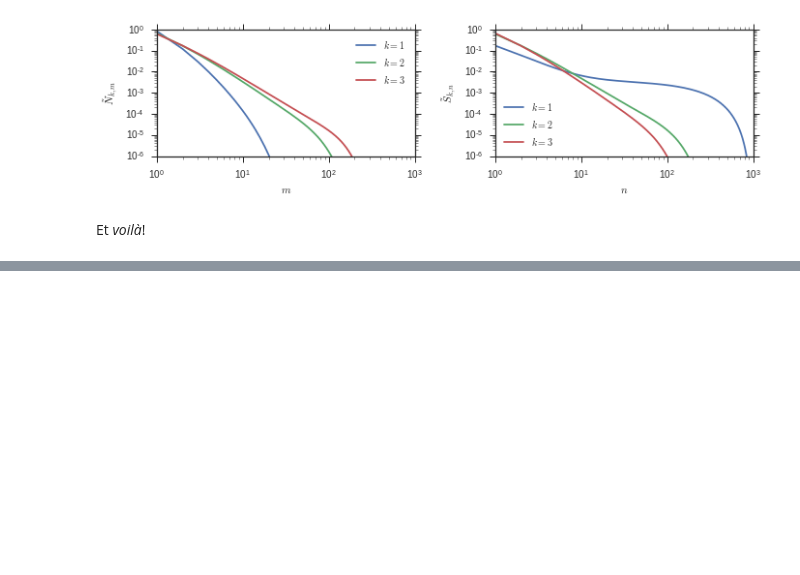
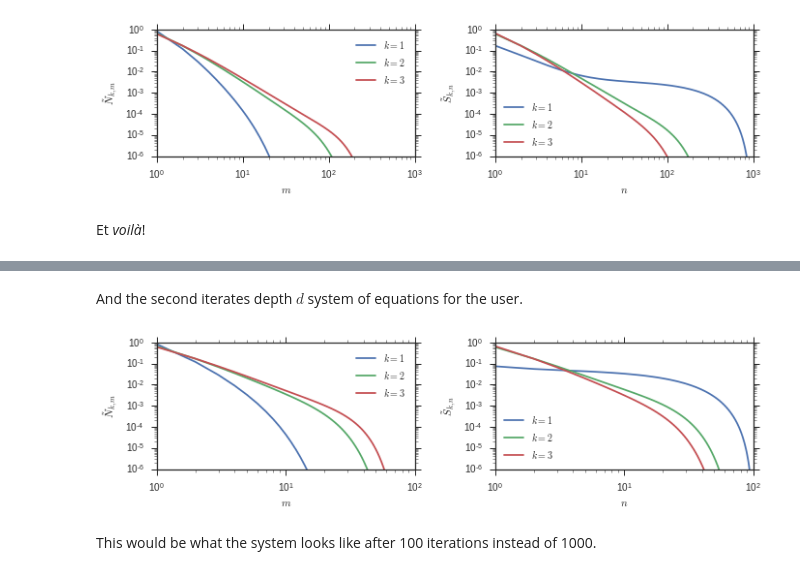
Before and after one commit to spa-networks/hpa, a Jupyter notebook: solver/example_solver.ipynb, the cells around one changed output, grey strips where cells are left out. Cells and saved outputs as stored; diff of their text form; code cells hidden in the pictures; blank space fills up the shorter version.

```diff
--- a/solver/example_solver.ipynb
+++ b/solver/example_solver.ipynb
@@ -112,0 +133,28 @@ Et *voilà*!
+# %% [markdown]
+And the second iterates depth $d$ system of equations for the user.
+# %%
+n, s = solver.solve_hpa(p, q, 100)
+# %%
+plt.figure(figsize=(10,3))
+
+plt.subplot(1,2,1)
+for k in [1,2,3]:
+    plt.loglog(n[k - 1] / sum(n[k - 1]), label="$k=" + str(k) + "$")
+plt.xlabel('$m$')
+plt.ylabel('$\\tilde{N}_{k,m}$')
+plt.ylim(1e-6,1)
+plt.legend(loc=1)
+
+plt.subplot(1,2,2)
+for k in [1,2,3]:
+    plt.loglog(s[k - 1] / sum(s[k - 1]), label="$k=" + str(k) + "$")
+plt.xlabel('$n$')
+plt.ylabel('$\\tilde{S}_{k,n}$')
+plt.ylim(1e-6,1)
+plt.legend(loc=3)
+
+plt.tight_layout(pad=2)
+# %% [output]
+[figure, added]
+# %% [markdown]
+This would be what the system looks like after 100 iterations instead of 1000.
```
Also changed, not shown: parts of 2 cells of this notebook, 2 other files.
